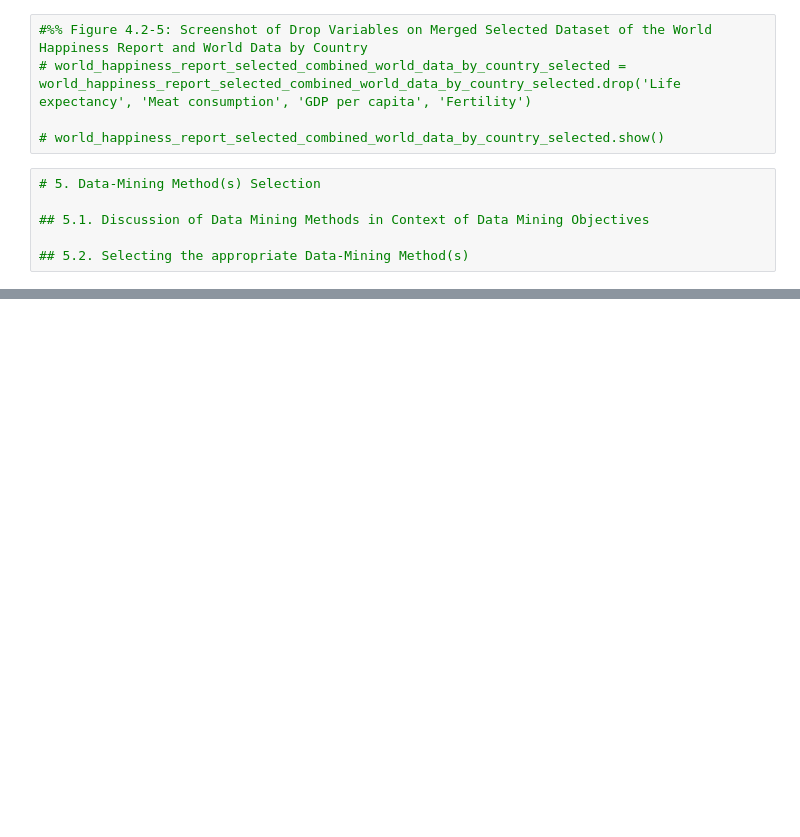
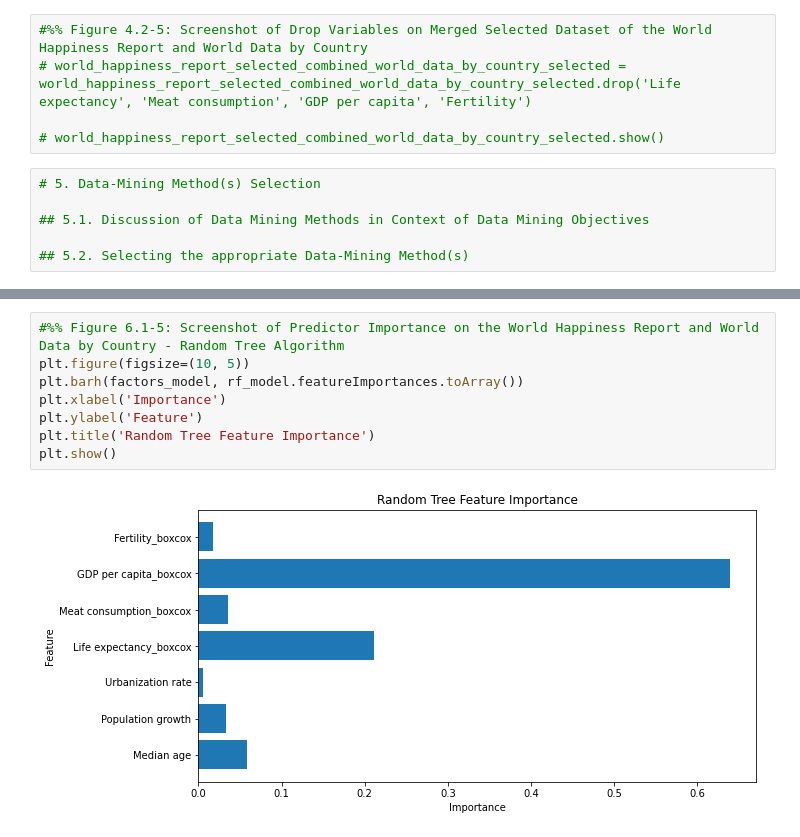
Before and after one commit to wz980305/Infosys-722-Iteration-4-BDAS, a Jupyter notebook: BDAS.ipynb, the cells around one changed output, grey strips where cells are left out. Saved outputs shown, nothing was run; the diff lists cells and outputs as text; blank space fills up the shorter version.

```diff
--- a/BDAS.ipynb
+++ b/BDAS.ipynb
@@ -764,0 +822,10 @@ world_happiness_report_selected_combined_world_data_by_country_selected.select([
+# %%
+#%% Figure 6.1-5: Screenshot of Predictor Importance on the World Happiness Report and World Data by Country - Random Tree Algorithm
+plt.figure(figsize=(10, 5))
+plt.barh(factors_model, rf_model.featureImportances.toArray())
+plt.xlabel('Importance')
+plt.ylabel('Feature')
+plt.title('Random Tree Feature Importance')
+plt.show()
+# %% [output]
+[figure, added]
```
Also changed, not shown: parts of 12 cells of this notebook.
